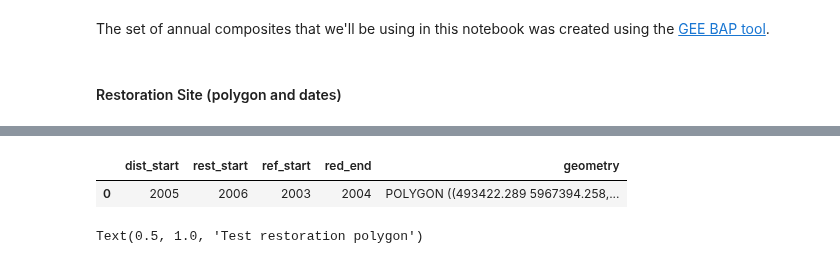
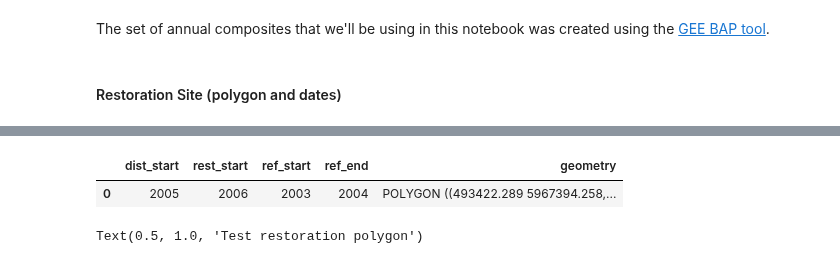
Before and after one commit to PEOPLE-ER/spectral-recovery, a Jupyter notebook: docs/overview_API.ipynb, the cells around one changed output, grey strips where cells are left out. Cells and saved outputs as stored; diff of their text form; code cells hidden in the pictures.

```diff
--- a/docs/overview_API.ipynb
+++ b/docs/overview_API.ipynb
@@ -48,10 +54,16 @@ Read your restoration polygon using GeoPandas. The restoration polygon must have
 # %%
 import geopandas as gpd
 
-restoration_poly = sr.read_restoration_polygons("test_data/wildfire_516.gpkg")
+restoration_poly = sr.read_restoration_polygons(
+    "test_data/wildfire_516.gpkg",
+    disturbance_start="2005",
+    restoration_start="2006",
+    reference_start="2003",
+    reference_end="2004",
+)
 restoration_poly
 # %% [output]
-|  | dist_start | rest_start | ref_start | red_end | geometry |
+|  | dist_start | rest_start | ref_start | ref_end | geometry |
 | 0 | 2005 | 2006 | 2003 | 2004 | POLYGON ((493422.289 5967394.258,... |
 # %%
 restoration_poly.plot(figsize=(2, 2)).set_title("Test restoration polygon")
```
Also changed, not shown: parts of 3 cells of this notebook.
